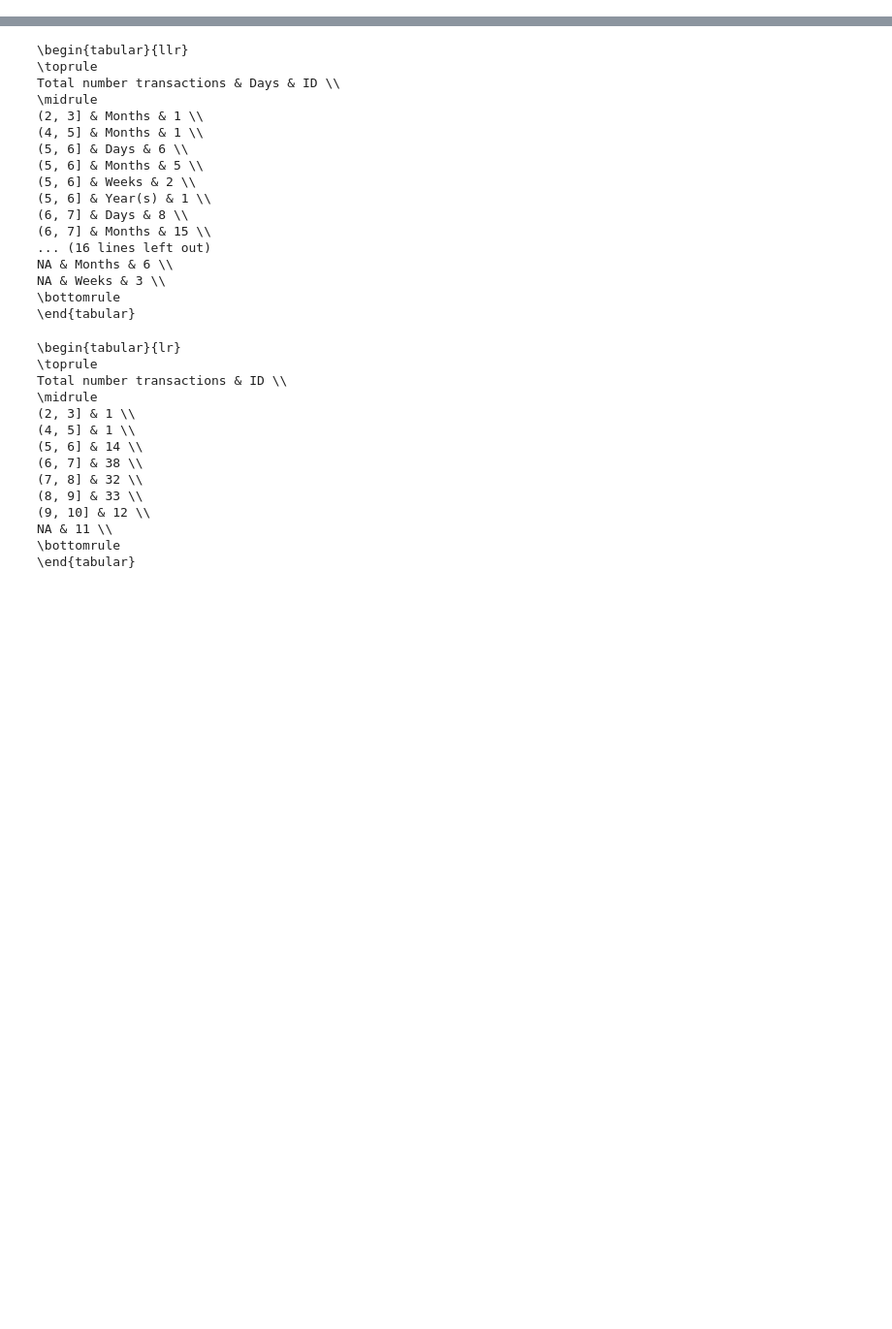
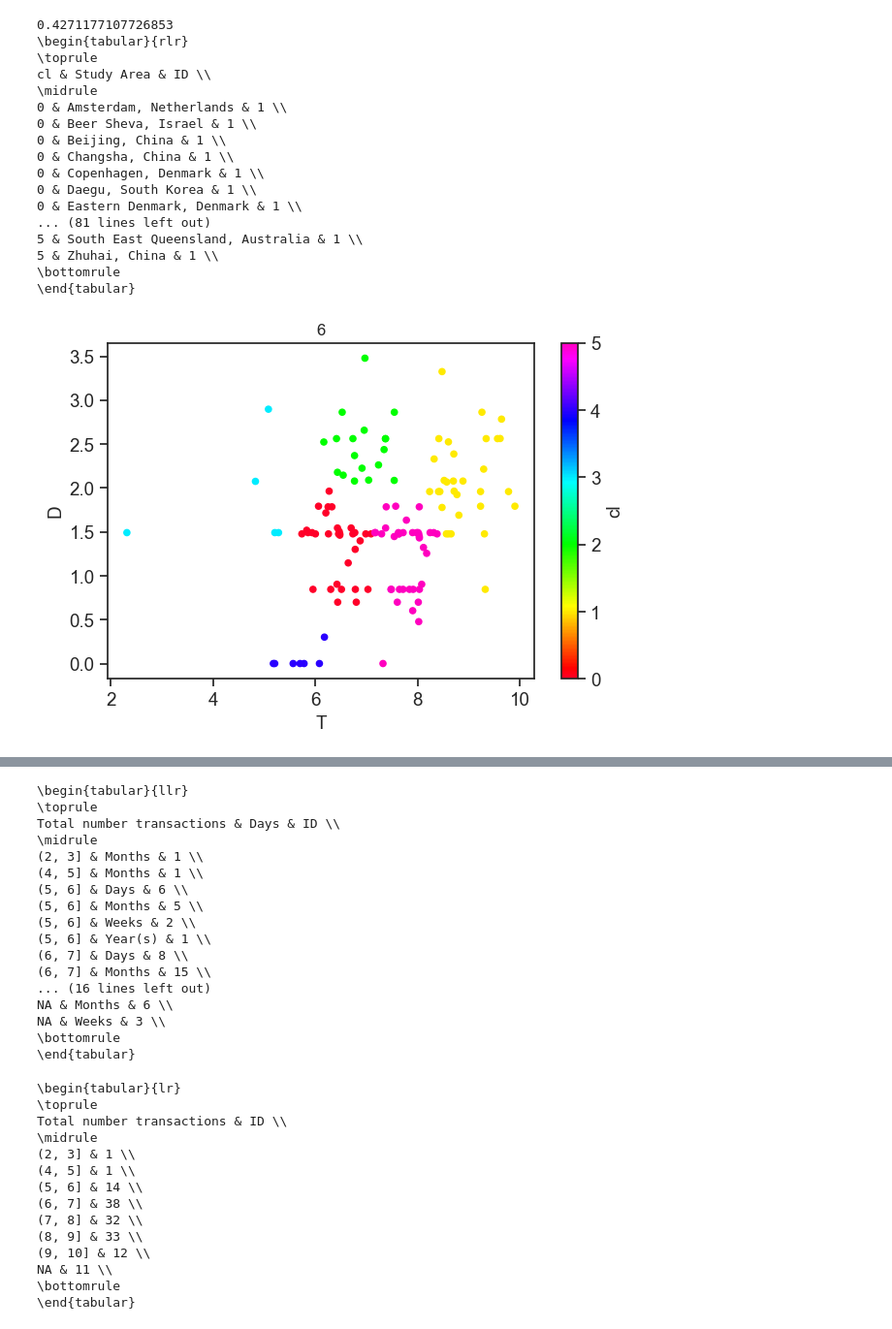
Before and after one commit to GeoTecINIT/smartcard-systematic-mapping-review, a Jupyter notebook: Analisis.ipynb, the cells around one changed output, grey strips where cells are left out. Shown at 97% size. Saved outputs shown, nothing was run; the diff lists cells and outputs as text; code cells hidden in the pictures; blank space fills up the shorter version.

```diff
--- a/Analisis.ipynb
+++ b/Analisis.ipynb
@@ -219,0 +319,58 @@ def count_set_occurences_by(data_column, by_column):
+# %%
+from sklearn import datasets
+from sklearn.preprocessing import StandardScaler
+from sklearn.cluster import KMeans
+from sklearn.metrics import silhouette_samples, silhouette_score
+
+
+aggregated_table = data[["ID","Study Area","Total number transactions","Days"]].dropna()
+aggregated_table[["Total number transactions","Days"]] = aggregated_table[["Total number transactions","Days"]].astype("Float64")
+plotTable=aggregated_table[["Total number transactions","Days"]].copy()
+table = aggregated_table.copy()
+# print(aggregated_table.reset_index().sort_values(by="Total number transactions").to_latex(index=False))
+plotTable["Total number transactions"] = plotTable["Total number transactions"].apply(lambda x: log(x,10))
+plotTable["Days"] = plotTable["Days"].apply(lambda x: log(x,10))
+
+
+scaler = StandardScaler()
+aggregated_table[["Total number transactions","Days"]] = pd.DataFrame(scaler.fit_transform(aggregated_table[["Total number transactions","Days"]]))
+
+clt = KMeans(n_clusters=6)
+model = clt.fit(plotTable)
+print(silhouette_score(plotTable,model.labels_))
+plotTable["cl"] = model.labels_
+plotTable.columns = ["T","D","cl"]
+plotTable.plot.scatter("T","D",c="cl", colormap='gist_rainbow', title=str(6))
+array = np.array([0,1,2,3,4,5,6,7,8,9,10])
+# plt.plot(array, array-2)
+# plt.plot(array, array-3)
+# plt.plot(array, array-4)
+# plt.plot(array, array-5)
+# plt.plot(array, array-6)
+# plt.plot(array, array-7)
+aggregated_table["cl"] = model.labels_
+table["cl"] = model.labels_
+# print(aggregated_table.reset_index().to_latex(index=False))
+aggregated_table = aggregated_table.explode("Study Area")
+aggregated_table = aggregated_table.groupby(["cl","Study Area"])[["ID"]].nunique()
+
+print(aggregated_table.reset_index().to_latex(index=False))
+# %% [output]
+0.4271177107726853
+\begin{tabular}{rlr}
+\toprule
+cl & Study Area & ID \\
+\midrule
+0 & Amsterdam, Netherlands & 1 \\
+0 & Beer Sheva, Israel & 1 \\
+0 & Beijing, China & 1 \\
+0 & Changsha, China & 1 \\
+0 & Copenhagen, Denmark & 1 \\
+0 & Daegu, South Korea & 1 \\
+0 & Eastern Denmark, Denmark & 1 \\
+... (81 lines left out)
+5 & South East Queensland, Australia & 1 \\
+5 & Zhuhai, China & 1 \\
+\bottomrule
+\end{tabular}
+[figure, added]
```
Also changed, not shown: parts of 49 cells of this notebook, 42 other files.
